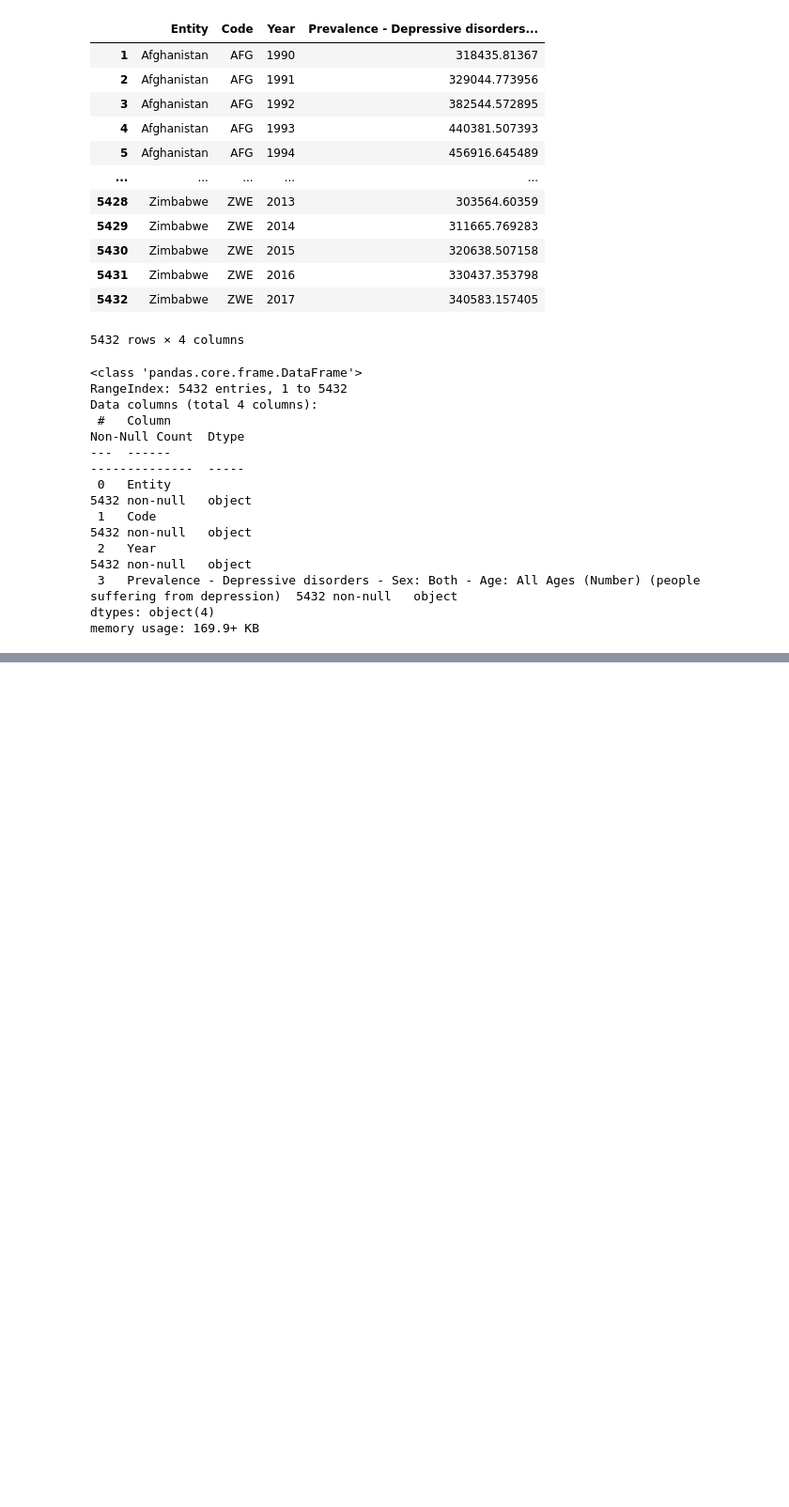
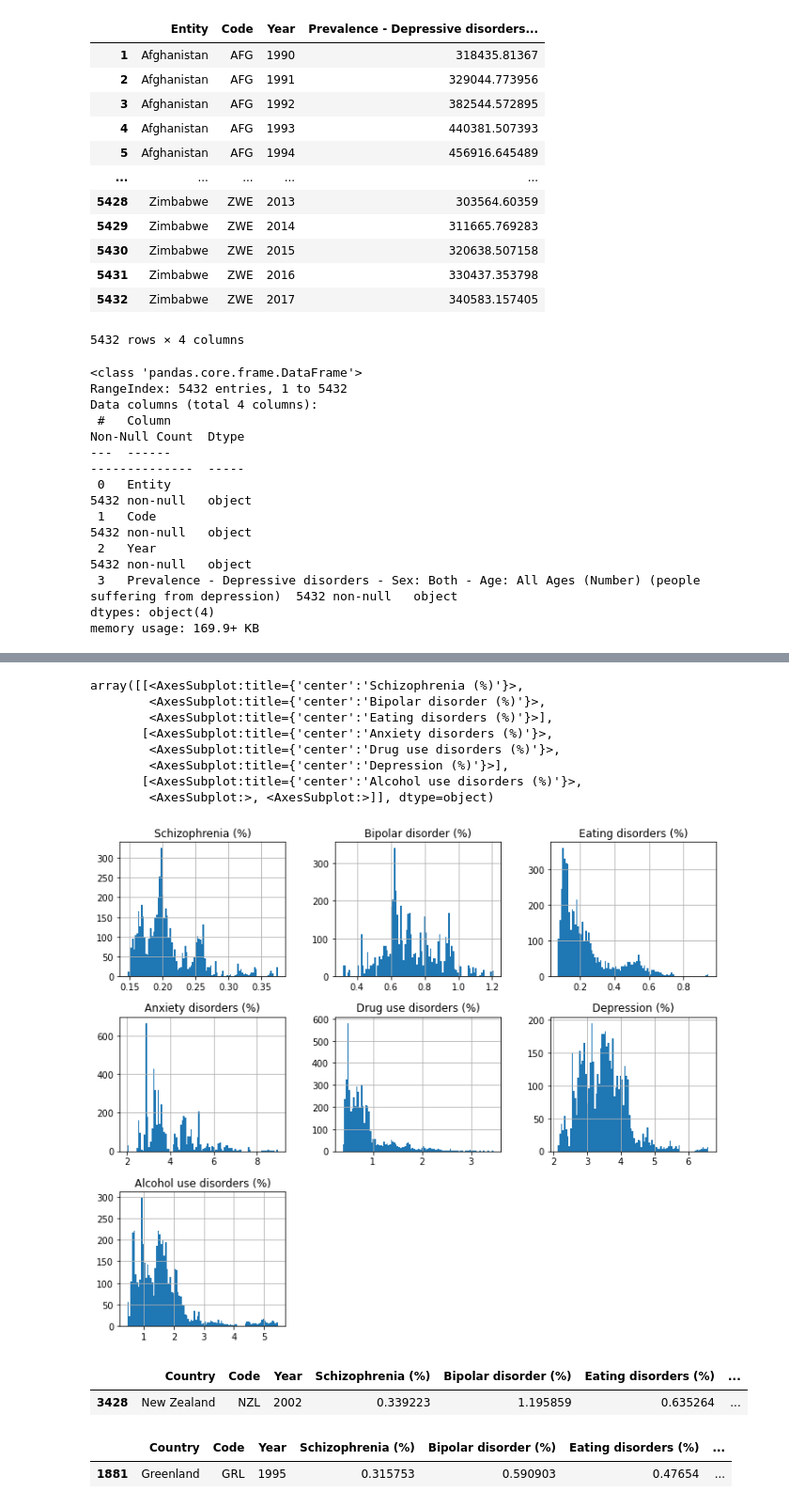
Before and after one commit to elisademuri/Project-Programming-and-Databases, a Jupyter notebook: Script esame.ipynb, the cells around one changed output, grey strips where cells are left out. Shown at 94% size. Cells and saved outputs as stored; diff of their text form; code cells hidden in the pictures; blank space fills up the shorter version.

```diff
--- a/Script esame.ipynb
+++ b/Script esame.ipynb
@@ -876,0 +954,24 @@ See the caveats in the documentation: https://pandas.pydata.org/pandas-docs/stab
+# %%
+data1.hist(figsize=(12,10), bins=100)
+# %% [output]
+array([[<AxesSubplot:title={'center':'Schizophrenia (%)'}>,
+        <AxesSubplot:title={'center':'Bipolar disorder (%)'}>,
+        <AxesSubplot:title={'center':'Eating disorders (%)'}>],
+       [<AxesSubplot:title={'center':'Anxiety disorders (%)'}>,
+        <AxesSubplot:title={'center':'Drug use disorders (%)'}>,
+        <AxesSubplot:title={'center':'Depression (%)'}>],
+       [<AxesSubplot:title={'center':'Alcohol use disorders (%)'}>,
+        <AxesSubplot:>, <AxesSubplot:>]], dtype=object)
+[figure, added]
+# %%
+equal_to_max_mask = data1['Anxiety disorders (%)'] == data1['Anxiety disorders (%)'].max()
+data1[equal_to_max_mask] #Maximum value for Anxiety disorder
+# %% [output]
+|  | Country | Code | Year | Schizophrenia (%) | Bipolar disorder (%) | Eating disorders (%) | ... |
+| 3428 | New Zealand | NZL | 2002 | 0.339223 | 1.195859 | 0.635264 | ... |
+# %%
+equal_to_max_mask = data1['Depression (%)'] == data1['Depression (%)'].max()
+data1[equal_to_max_mask] #Maximum value for Depression
+# %% [output]
+|  | Country | Code | Year | Schizophrenia (%) | Bipolar disorder (%) | Eating disorders (%) | ... |
+| 1881 | Greenland | GRL | 1995 | 0.315753 | 0.590903 | 0.47654 | ... |
```
Also changed, not shown: parts of 36 cells of this notebook.
